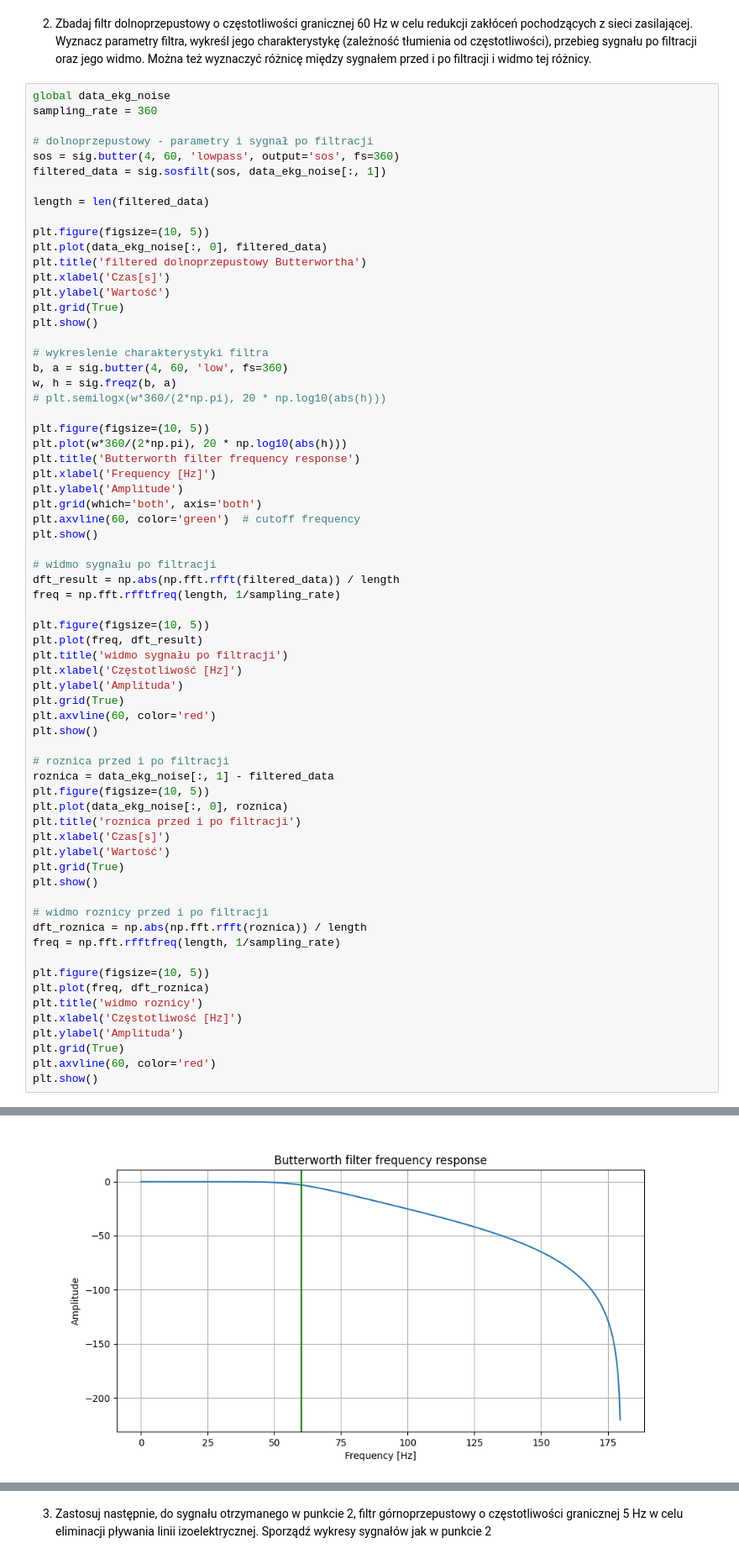
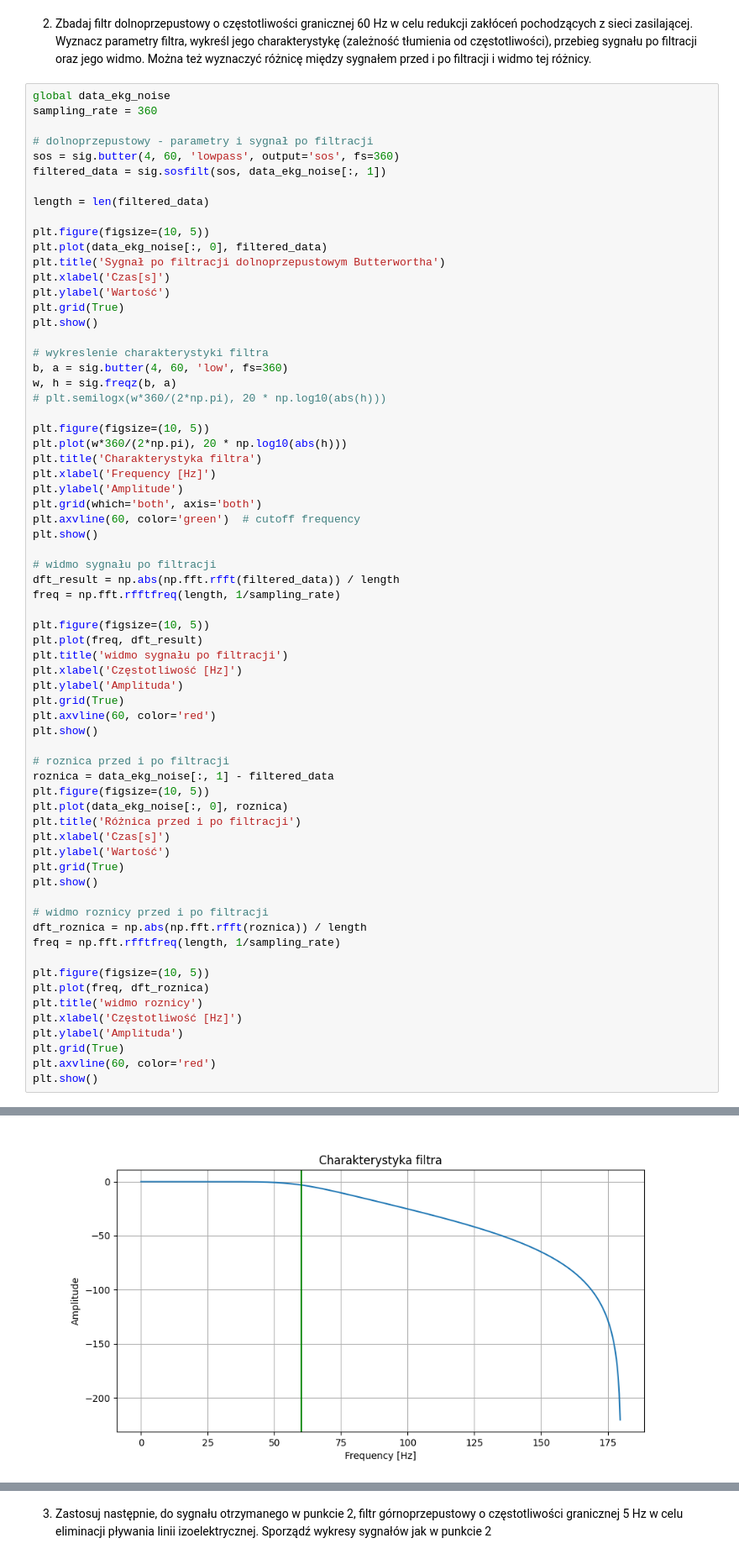
Before and after one commit to LUKIS123/CPSiO-PWR, a Jupyter notebook: Lab1/Lab1.ipynb, the cells around one changed output, grey strips where cells are left out. Shown at 84% size. Drawn from its saved outputs; the diff is of its cells as text.

```diff
--- a/Lab1/Lab1.ipynb
+++ b/Lab1/Lab1.ipynb
@@ -463,7 +461,7 @@ length = len(filtered_data)
 
 plt.figure(figsize=(10, 5))
 plt.plot(data_ekg_noise[:, 0], filtered_data)
-plt.title('filtered dolnoprzepustowy Butterwortha')
+plt.title('Sygnał po filtracji dolnoprzepustowym Butterwortha')
 plt.xlabel('Czas[s]')
 plt.ylabel('Wartość')
 plt.grid(True)
@@ -476,7 +474,7 @@ w, h = sig.freqz(b, a)
 
 plt.figure(figsize=(10, 5))
 plt.plot(w*360/(2*np.pi), 20 * np.log10(abs(h)))
-plt.title('Butterworth filter frequency response')
+plt.title('Charakterystyka filtra')
 plt.xlabel('Frequency [Hz]')
 plt.ylabel('Amplitude')
 plt.grid(which='both', axis='both')
@@ -500,7 +498,7 @@ plt.show()
 roznica = data_ekg_noise[:, 1] - filtered_data
 plt.figure(figsize=(10, 5))
 plt.plot(data_ekg_noise[:, 0], roznica)
-plt.title('roznica przed i po filtracji')
+plt.title('Różnica przed i po filtracji')
 plt.xlabel('Czas[s]')
 plt.ylabel('Wartość')
 plt.grid(True)
@@ -523,4 +521,4 @@ plt.show()
-[figure, old version]
+[figure, new version]
 [figure]
 [figure]
 [figure]
```
Also changed, not shown: parts of 7 cells of this notebook.
